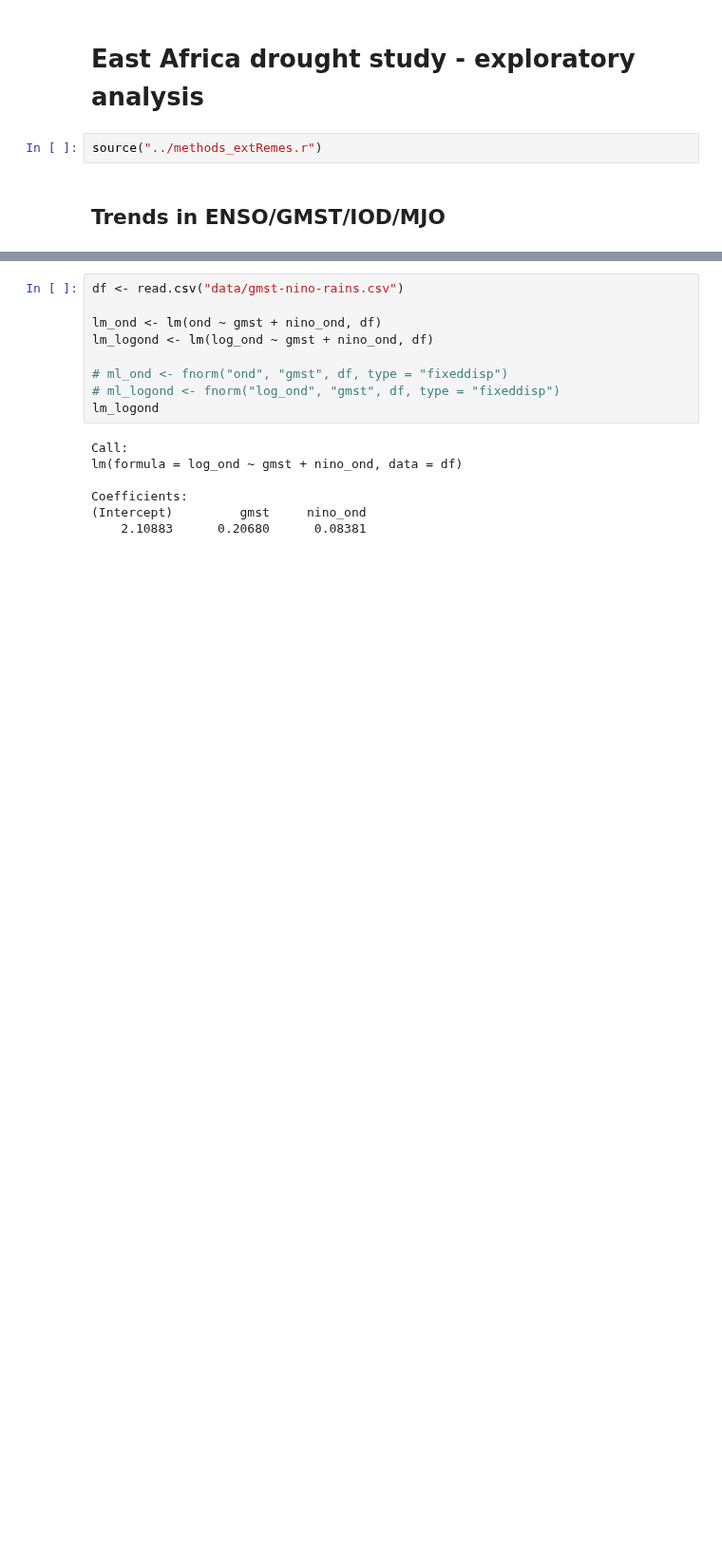
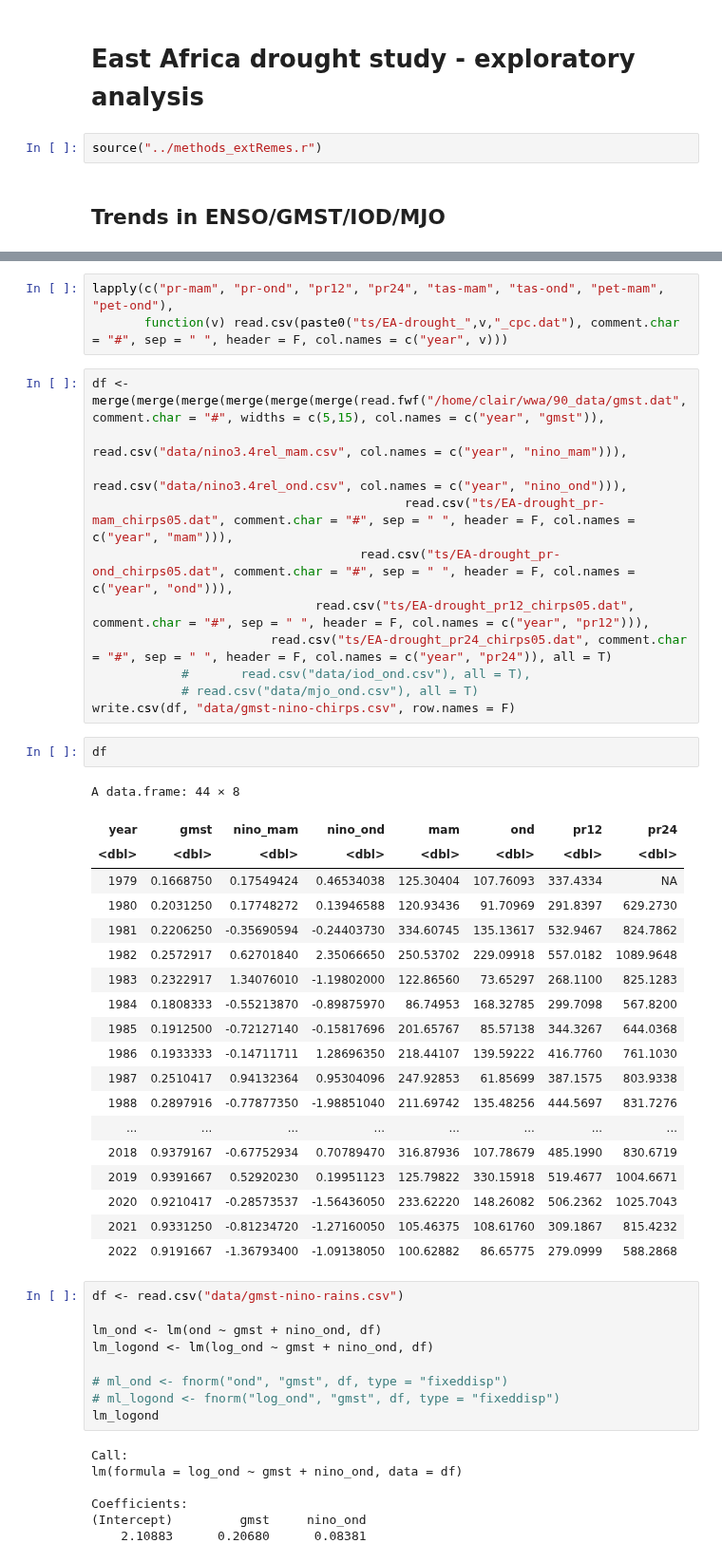
Before and after one commit to clairbarnes/wwa-archive, a Jupyter notebook: 23-03_EA-drought/EA_drought_0R_exploratory.ipynb, the cells around one changed output, grey strips where cells are left out. Shown at 95% size. Saved outputs shown, nothing was run; the diff lists cells and outputs as text; blank space fills up the shorter version.

```diff
--- a/23-03_EA-drought/EA_drought_0R_exploratory.ipynb
+++ b/23-03_EA-drought/EA_drought_0R_exploratory.ipynb
@@ -22,3 +17,39 @@ write.csv(df, "data/gmst-nino-rains.csv", row.names = F)
+# %%
+lapply(c("pr-mam", "pr-ond", "pr12", "pr24", "tas-mam", "tas-ond", "pet-mam", "pet-ond"),
+       function(v) read.csv(paste0("ts/EA-drought_",v,"_cpc.dat"), comment.char = "#", sep = " ", header = F, col.names = c("year", v)))
+# %%
+df <- merge(merge(merge(merge(merge(merge(read.fwf("/home/clair/wwa/90_data/gmst.dat", comment.char = "#", widths = c(5,15), col.names = c("year", "gmst")),
+                                                      read.csv("data/nino3.4rel_mam.csv", col.names = c("year", "nino_mam"))),
+                                                read.csv("data/nino3.4rel_ond.csv", col.names = c("year", "nino_ond"))),
+                                          read.csv("ts/EA-drought_pr-mam_chirps05.dat", comment.char = "#", sep = " ", header = F, col.names = c("year", "mam"))),
+                                    read.csv("ts/EA-drought_pr-ond_chirps05.dat", comment.char = "#", sep = " ", header = F, col.names = c("year", "ond"))),
+                              read.csv("ts/EA-drought_pr12_chirps05.dat", comment.char = "#", sep = " ", header = F, col.names = c("year", "pr12"))),
+                        read.csv("ts/EA-drought_pr24_chirps05.dat", comment.char = "#", sep = " ", header = F, col.names = c("year", "pr24")), all = T)
+            #       read.csv("data/iod_ond.csv"), all = T),
+            # read.csv("data/mjo_ond.csv"), all = T)
+write.csv(df, "data/gmst-nino-chirps.csv", row.names = F)
+# %%
+df
+# %% [output]
+A data.frame: 44 × 8
+| year | gmst | nino_mam | nino_ond | mam | ond | pr12 | pr24 |
+| <dbl> | <dbl> | <dbl> | <dbl> | <dbl> | <dbl> | <dbl> | <dbl> |
+| 1979 | 0.1668750 | 0.17549424 | 0.46534038 | 125.30404 | 107.76093 | 337.4334 | NA |
+| 1980 | 0.2031250 | 0.17748272 | 0.13946588 | 120.93436 | 91.70969 | 291.8397 | 629.2730 |
+| 1981 | 0.2206250 | -0.35690594 | -0.24403730 | 334.60745 | 135.13617 | 532.9467 | 824.7862 |
+| 1982 | 0.2572917 | 0.62701840 | 2.35066650 | 250.53702 | 229.09918 | 557.0182 | 1089.9648 |
+| 1983 | 0.2322917 | 1.34076010 | -1.19802000 | 122.86560 | 73.65297 | 268.1100 | 825.1283 |
+| 1984 | 0.1808333 | -0.55213870 | -0.89875970 | 86.74953 | 168.32785 | 299.7098 | 567.8200 |
+| 1985 | 0.1912500 | -0.72127140 | -0.15817696 | 201.65767 | 85.57138 | 344.3267 | 644.0368 |
+| 1986 | 0.1933333 | -0.14711711 | 1.28696350 | 218.44107 | 139.59222 | 416.7760 | 761.1030 |
+| 1987 | 0.2510417 | 0.94132364 | 0.95304096 | 247.92853 | 61.85699 | 387.1575 | 803.9338 |
+| 1988 | 0.2897916 | -0.77877350 | -1.98851040 | 211.69742 | 135.48256 | 444.5697 | 831.7276 |
+| ... | ... | ... | ... | ... | ... | ... | ... |
+| 2018 | 0.9379167 | -0.67752934 | 0.70789470 | 316.87936 | 107.78679 | 485.1990 | 830.6719 |
+| 2019 | 0.9391667 | 0.52920230 | 0.19951123 | 125.79822 | 330.15918 | 519.4677 | 1004.6671 |
+| 2020 | 0.9210417 | -0.28573537 | -1.56436050 | 233.62220 | 148.26082 | 506.2362 | 1025.7043 |
+| 2021 | 0.9331250 | -0.81234720 | -1.27160050 | 105.46375 | 108.61760 | 309.1867 | 815.4232 |
+| 2022 | 0.9191667 | -1.36793400 | -1.09138050 | 100.62882 | 86.65775 | 279.0999 | 588.2868 |
 # %%
 df <- read.csv("data/gmst-nino-rains.csv")
 
```
Also changed, not shown: parts of 2 cells of this notebook, 4 other files.
